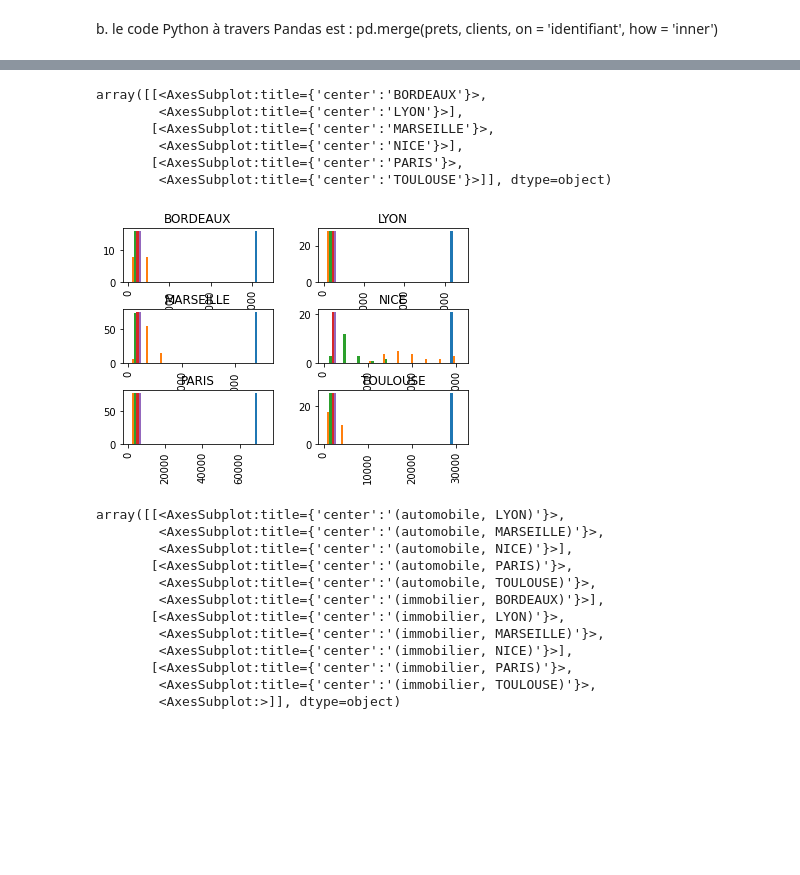
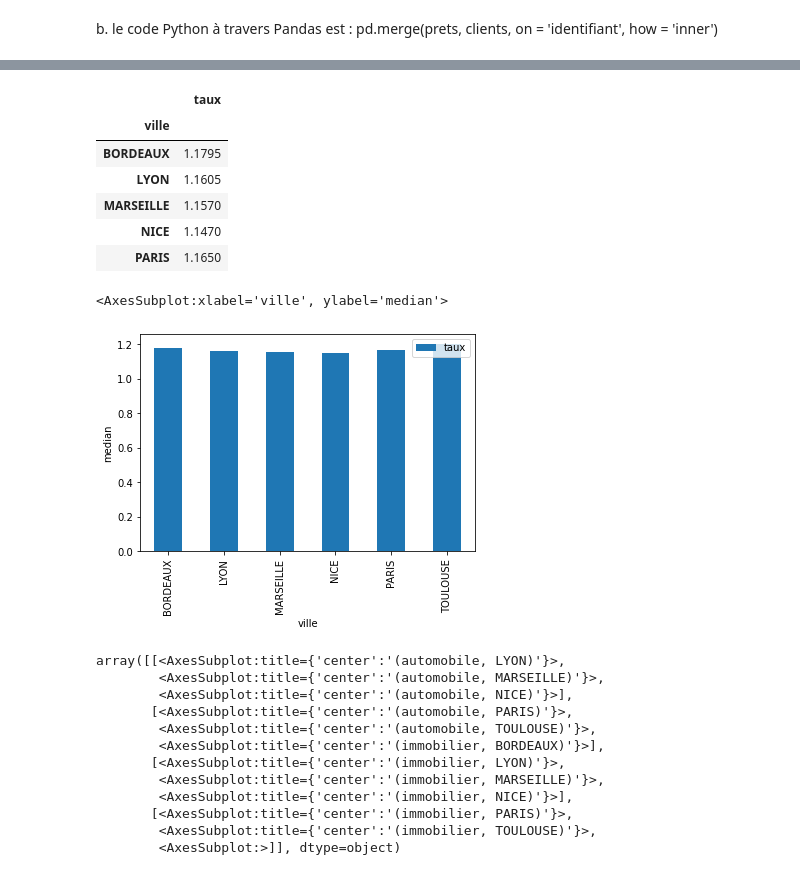
Before and after one commit to stchoukeu/MiniMessagerie, a Jupyter notebook: cezar_template_exercice.ipynb, the cells around one changed output, grey strips where cells are left out. Saved outputs shown, nothing was run; the diff lists cells and outputs as text; code cells hidden in the pictures; blank space fills up the shorter version.

```diff
--- a/cezar_template_exercice.ipynb
+++ b/cezar_template_exercice.ipynb
@@ -159,15 +198,23 @@ df_join.head()
 # histogramme median des taux par ville
 #prets[['taux','ville']].plot.hist(alpha=0.5)
 
-df_join.hist(column=['taux'], by='ville')
+#df_join.hist(column=['taux'], by='ville')
+
+df_med = df_join[['taux', 'ville']].groupby('ville').agg('median')
+df_med.head()
 # %% [output]
-array([[<AxesSubplot:title={'center':'BORDEAUX'}>,
-        <AxesSubplot:title={'center':'LYON'}>],
-       [<AxesSubplot:title={'center':'MARSEILLE'}>,
-        <AxesSubplot:title={'center':'NICE'}>],
-       [<AxesSubplot:title={'center':'PARIS'}>,
-        <AxesSubplot:title={'center':'TOULOUSE'}>]], dtype=object)
-[figure, removed]
+|  | taux |
+| ville |  |
+| BORDEAUX | 1.1795 |
+| LYON | 1.1605 |
+| MARSEILLE | 1.1570 |
+| NICE | 1.1470 |
+| PARIS | 1.1650 |
+# %%
+df_med.plot.bar(ylabel='median')
+# %% [output]
+<AxesSubplot:xlabel='ville', ylabel='median'>
+[figure, added]
 # %%
 # histogramme median des taux par type et ville
 #prets[['taux','ville', 'duree']].plot.hist(alpha=0.5)
```
Also changed, not shown: parts of 14 cells of this notebook.
